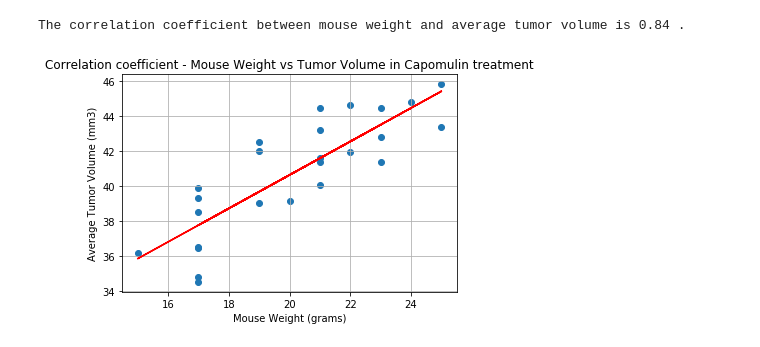
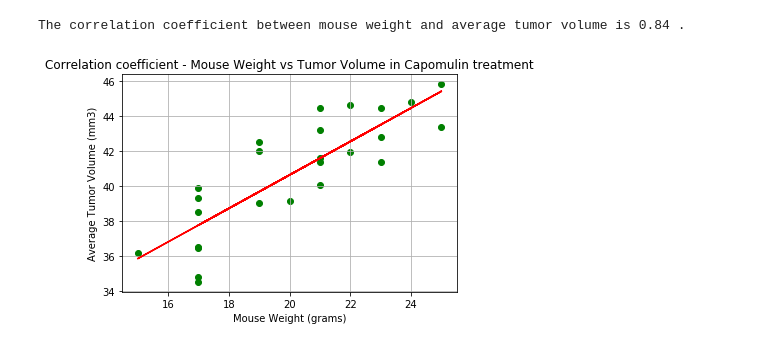
Before and after one commit to liliana-ilut/Matplotlib-Challenge, a Jupyter notebook: Pymaceuticals/pymaceuticals.ipynb, the cells around one changed output. Cells and saved outputs as stored; diff of their text form; code cells hidden in the pictures.

```diff
--- a/Pymaceuticals/pymaceuticals.ipynb
+++ b/Pymaceuticals/pymaceuticals.ipynb
@@ -402,15 +372,15 @@ The correlation coefficient between mouse weight and average tumor volume is 0.8
 # %%
 x_values = Capomulin_avg["Weight (g)"]
 y_values = Capomulin_avg["Tumor Volume (mm3)"]
 (slope, intercept, rvalue, pvalue, stderr) = linregress(x_values, y_values)
 regress_vals = x_values * slope + intercept
 line_eq = "y = " + str(round(slope,4)) + "x + " + str(round(intercept,4))
-plt.scatter(x_values,y_values)
+plt.scatter(x_values,y_values, color = "green")
 plt.plot(x_values,regress_vals,"r-")
 plt.xlabel("Mouse Weight (grams)")
 plt.ylabel("Average Tumor Volume (mm3)")
 plt.title("Correlation coefficient - Mouse Weight vs Tumor Volume in Capomulin treatment")
 plt.grid()
 plt.show()
 # %% [output]
-[figure, old version]
+[figure, new version]
```
Also changed, not shown: parts of 8 cells of this notebook.
